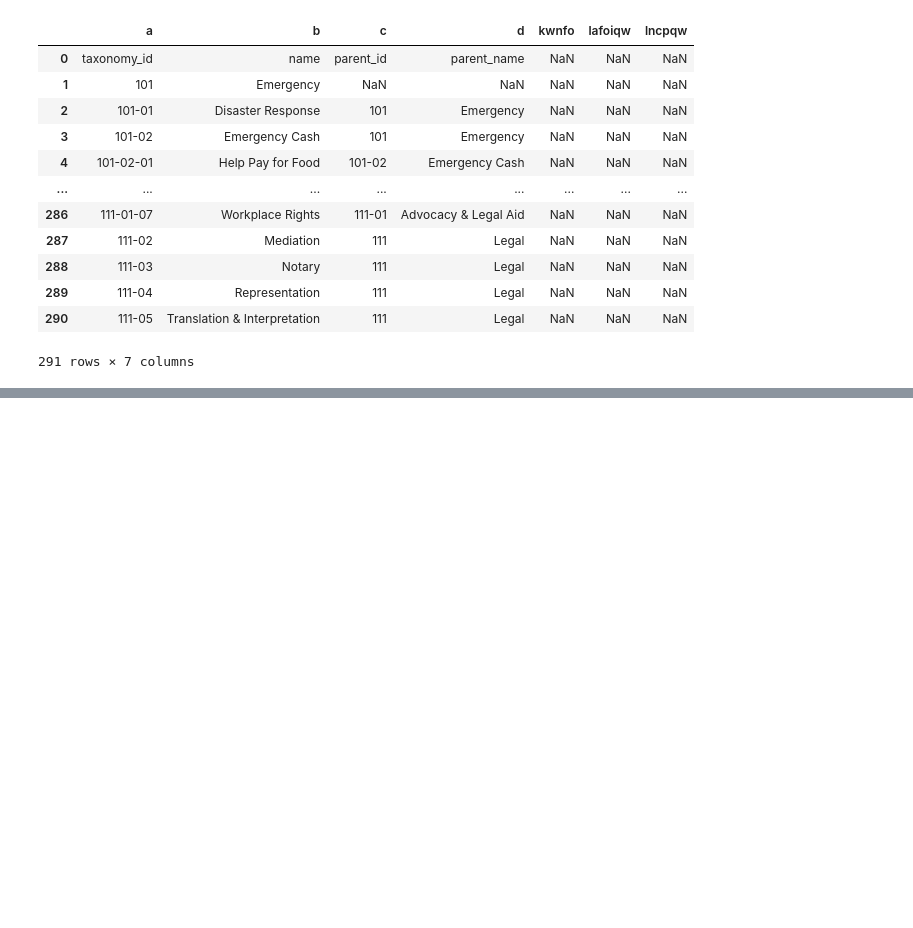
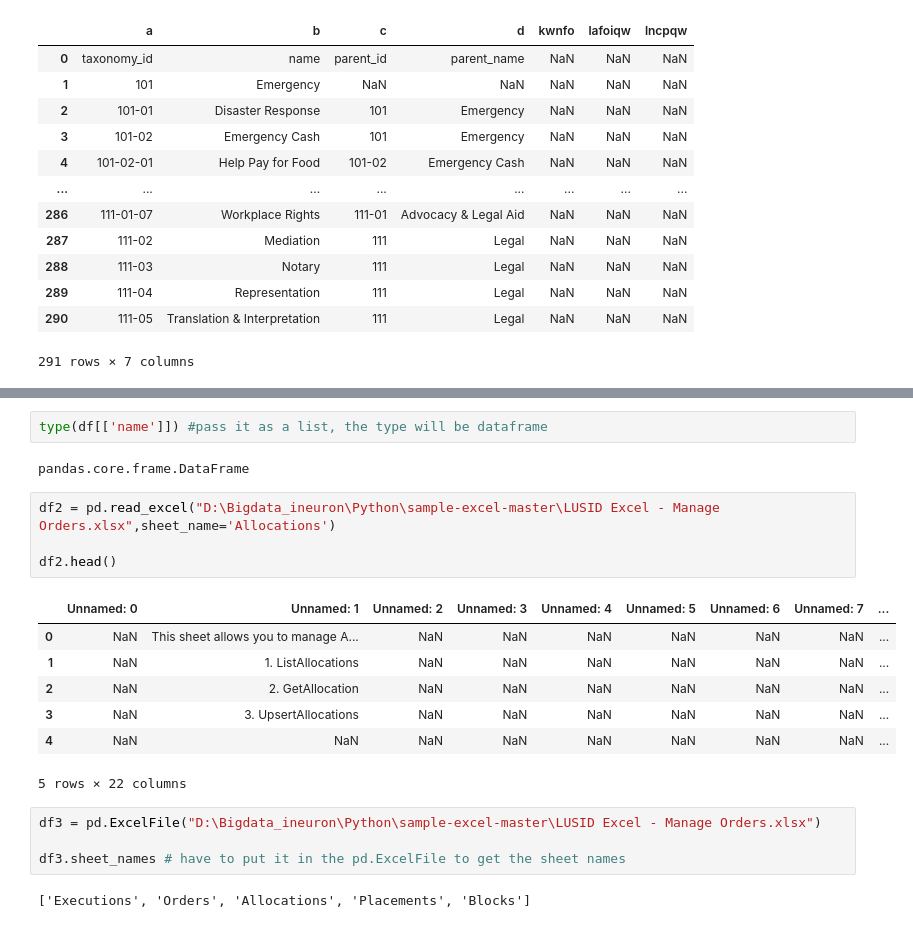
Before and after one commit to Madhugamidi14/Python_class, a Jupyter notebook: Python_Pandas.ipynb, the cells around one changed output, grey strips where cells are left out. Cells and saved outputs as stored; diff of their text form; blank space fills up the shorter version.

```diff
--- a/Python_Pandas.ipynb
+++ b/Python_Pandas.ipynb
@@ -90,0 +224,22 @@ pd.read_csv(r"D:\Bigdata_ineuron\Python\ohana-api-master\data\sample-csv\taxonom
+# %%
+type(df[['name']]) #pass it as a list, the type will be dataframe
+# %% [output]
+pandas.core.frame.DataFrame
+# %%
+df2 = pd.read_excel("D:\Bigdata_ineuron\Python\sample-excel-master\LUSID Excel - Manage Orders.xlsx",sheet_name='Allocations')
+
+df2.head()
+# %% [output]
+|  | Unnamed: 0 | Unnamed: 1 | Unnamed: 2 | Unnamed: 3 | Unnamed: 4 | Unnamed: 5 | Unnamed: 6 | Unnamed: 7 | ... |
+| 0 | NaN | This sheet allows you to manage A... | NaN | NaN | NaN | NaN | NaN | NaN | ... |
+| 1 | NaN | 1. ListAllocations | NaN | NaN | NaN | NaN | NaN | NaN | ... |
+| 2 | NaN | 2. GetAllocation | NaN | NaN | NaN | NaN | NaN | NaN | ... |
+| 3 | NaN | 3. UpsertAllocations | NaN | NaN | NaN | NaN | NaN | NaN | ... |
+| 4 | NaN | NaN | NaN | NaN | NaN | NaN | NaN | NaN | ... |
+5 rows × 22 columns
+# %%
+df3 = pd.ExcelFile("D:\Bigdata_ineuron\Python\sample-excel-master\LUSID Excel - Manage Orders.xlsx")
+
+df3.sheet_names # have to put it in the pd.ExcelFile to get the sheet names
+# %% [output]
+['Executions', 'Orders', 'Allocations', 'Placements', 'Blocks']
```
Also changed, not shown: parts of 15 cells of this notebook.
